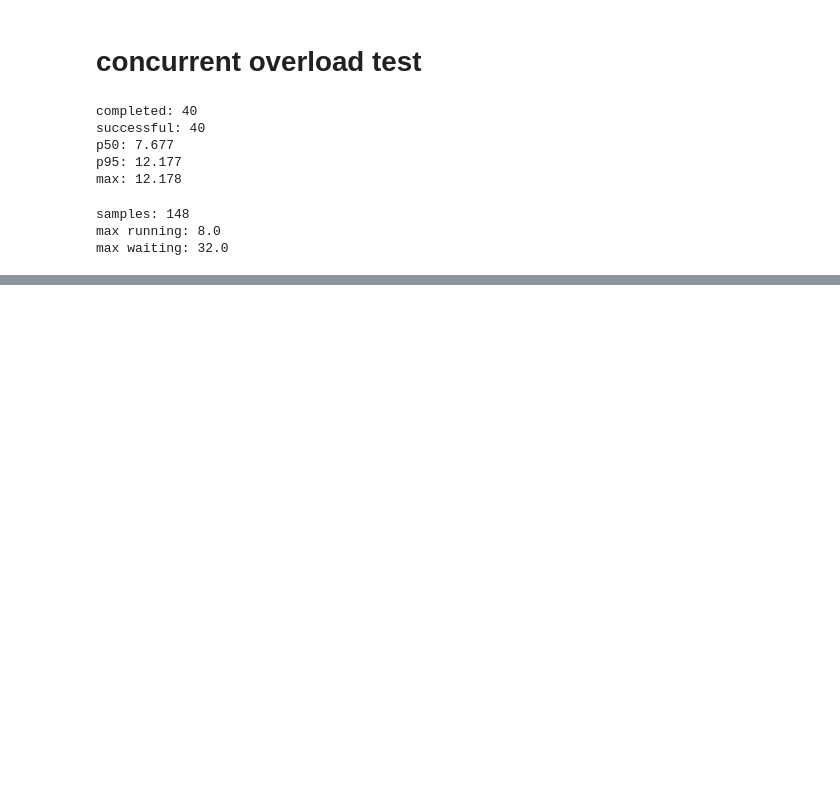
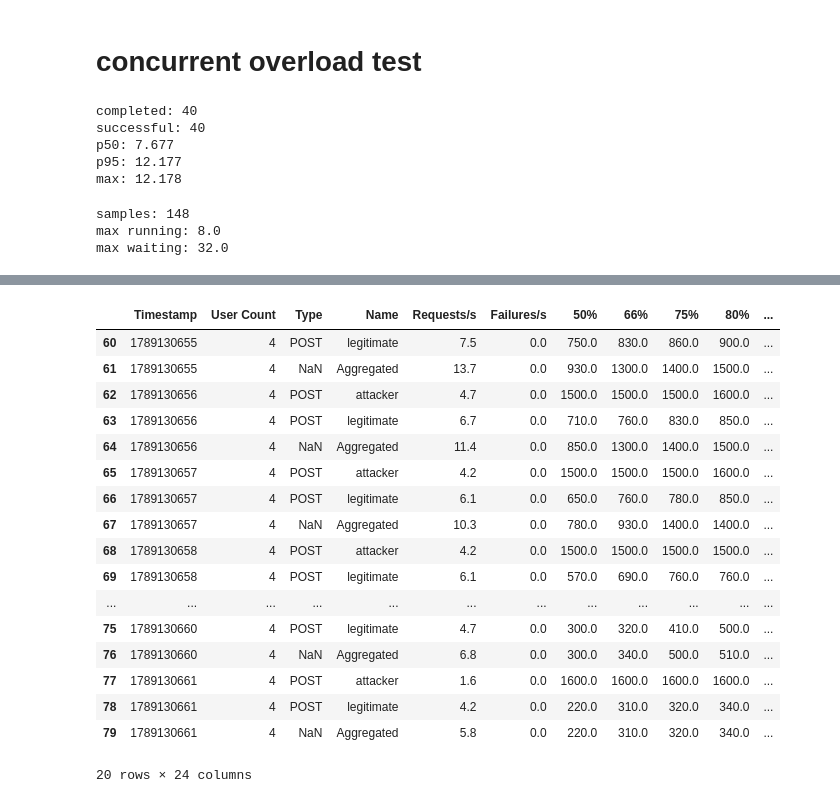
Before and after one commit to mena-04/DoS-Stress-Testing, a Jupyter notebook: testing.ipynb, the cells around one changed output, grey strips where cells are left out. Saved outputs shown, nothing was run; the diff lists cells and outputs as text; code cells hidden in the pictures; blank space fills up the shorter version.

```diff
--- a/testing.ipynb
+++ b/testing.ipynb
@@ -356,0 +613,23 @@ max waiting: 32.0
+# %%
+hist = pd.read_csv("/content/results/spike_stats_history.csv")
+
+display(hist.tail(20))
+# %% [output]
+|  | Timestamp | User Count | Type | Name | Requests/s | Failures/s | 50% | 66% | 75% | 80% | ... |
+| 60 | 1789130655 | 4 | POST | legitimate | 7.5 | 0.0 | 750.0 | 830.0 | 860.0 | 900.0 | ... |
+| 61 | 1789130655 | 4 | NaN | Aggregated | 13.7 | 0.0 | 930.0 | 1300.0 | 1400.0 | 1500.0 | ... |
+| 62 | 1789130656 | 4 | POST | attacker | 4.7 | 0.0 | 1500.0 | 1500.0 | 1500.0 | 1600.0 | ... |
+| 63 | 1789130656 | 4 | POST | legitimate | 6.7 | 0.0 | 710.0 | 760.0 | 830.0 | 850.0 | ... |
+| 64 | 1789130656 | 4 | NaN | Aggregated | 11.4 | 0.0 | 850.0 | 1300.0 | 1400.0 | 1500.0 | ... |
+| 65 | 1789130657 | 4 | POST | attacker | 4.2 | 0.0 | 1500.0 | 1500.0 | 1500.0 | 1600.0 | ... |
+| 66 | 1789130657 | 4 | POST | legitimate | 6.1 | 0.0 | 650.0 | 760.0 | 780.0 | 850.0 | ... |
+| 67 | 1789130657 | 4 | NaN | Aggregated | 10.3 | 0.0 | 780.0 | 930.0 | 1400.0 | 1400.0 | ... |
+| 68 | 1789130658 | 4 | POST | attacker | 4.2 | 0.0 | 1500.0 | 1500.0 | 1500.0 | 1500.0 | ... |
+| 69 | 1789130658 | 4 | POST | legitimate | 6.1 | 0.0 | 570.0 | 690.0 | 760.0 | 760.0 | ... |
+| ... | ... | ... | ... | ... | ... | ... | ... | ... | ... | ... | ... |
+| 75 | 1789130660 | 4 | POST | legitimate | 4.7 | 0.0 | 300.0 | 320.0 | 410.0 | 500.0 | ... |
+| 76 | 1789130660 | 4 | NaN | Aggregated | 6.8 | 0.0 | 300.0 | 340.0 | 500.0 | 510.0 | ... |
+| 77 | 1789130661 | 4 | POST | attacker | 1.6 | 0.0 | 1600.0 | 1600.0 | 1600.0 | 1600.0 | ... |
+| 78 | 1789130661 | 4 | POST | legitimate | 4.2 | 0.0 | 220.0 | 310.0 | 320.0 | 340.0 | ... |
+| 79 | 1789130661 | 4 | NaN | Aggregated | 5.8 | 0.0 | 220.0 | 310.0 | 320.0 | 340.0 | ... |
+20 rows × 24 columns
```
Also changed, not shown: parts of 15 cells of this notebook.
